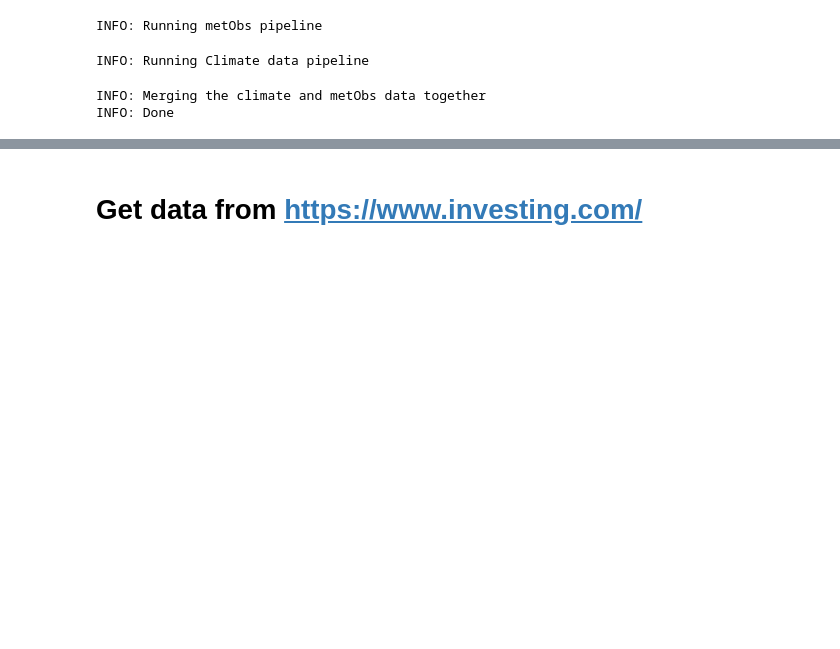
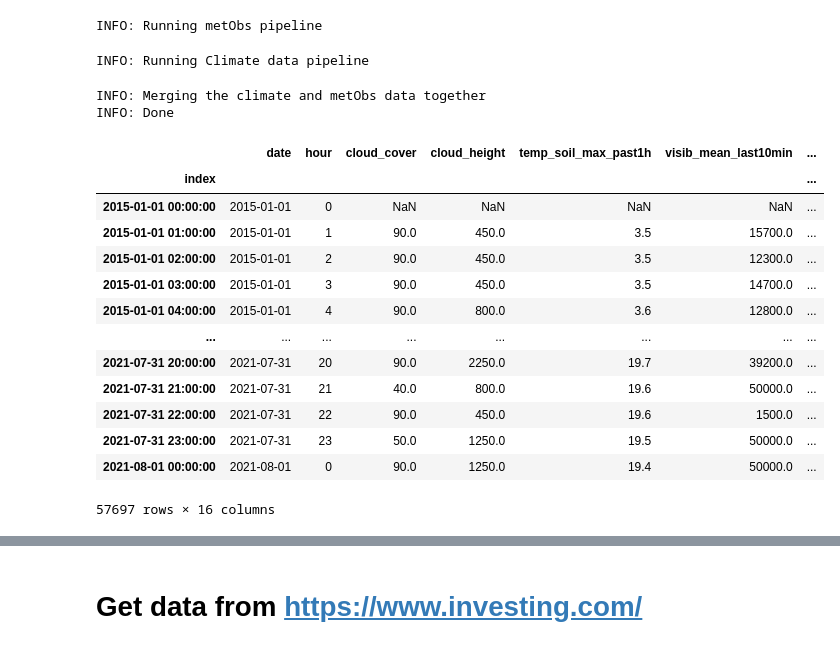
Before and after one commit to sjhpol/ISDS_arbejde, a Jupyter notebook: Exam/exam_project.ipynb, the cells around one changed output, grey strips where cells are left out. Drawn from its saved outputs; the diff is of its cells as text; code cells hidden in the pictures; blank space fills up the shorter version.

```diff
--- a/Exam/exam_project.ipynb
+++ b/Exam/exam_project.ipynb
@@ -345,6 +411,23 @@ INFO: Running metObs pipeline
 INFO: Running Climate data pipeline
 INFO: Merging the climate and metObs data together
 INFO: Done
+# %%
+df
+# %% [output]
+|  | date | hour | cloud_cover | cloud_height | temp_soil_max_past1h | visib_mean_last10min | ... |
+| index |  |  |  |  |  |  | ... |
+| 2015-01-01 00:00:00 | 2015-01-01 | 0 | NaN | NaN | NaN | NaN | ... |
+| 2015-01-01 01:00:00 | 2015-01-01 | 1 | 90.0 | 450.0 | 3.5 | 15700.0 | ... |
+| 2015-01-01 02:00:00 | 2015-01-01 | 2 | 90.0 | 450.0 | 3.5 | 12300.0 | ... |
+| 2015-01-01 03:00:00 | 2015-01-01 | 3 | 90.0 | 450.0 | 3.5 | 14700.0 | ... |
+| 2015-01-01 04:00:00 | 2015-01-01 | 4 | 90.0 | 800.0 | 3.6 | 12800.0 | ... |
+| ... | ... | ... | ... | ... | ... | ... | ... |
+| 2021-07-31 20:00:00 | 2021-07-31 | 20 | 90.0 | 2250.0 | 19.7 | 39200.0 | ... |
+| 2021-07-31 21:00:00 | 2021-07-31 | 21 | 40.0 | 800.0 | 19.6 | 50000.0 | ... |
+| 2021-07-31 22:00:00 | 2021-07-31 | 22 | 90.0 | 450.0 | 19.6 | 1500.0 | ... |
+| 2021-07-31 23:00:00 | 2021-07-31 | 23 | 50.0 | 1250.0 | 19.5 | 50000.0 | ... |
+| 2021-08-01 00:00:00 | 2021-08-01 | 0 | 90.0 | 1250.0 | 19.4 | 50000.0 | ... |
+57697 rows × 16 columns
 # %%
 df[df.columns[2:]].plot(subplots=True, layout=(5,3), figsize = (20,10), sharex=True);
 # %% [output]
```
Also changed, not shown: parts of 18 cells of this notebook.
